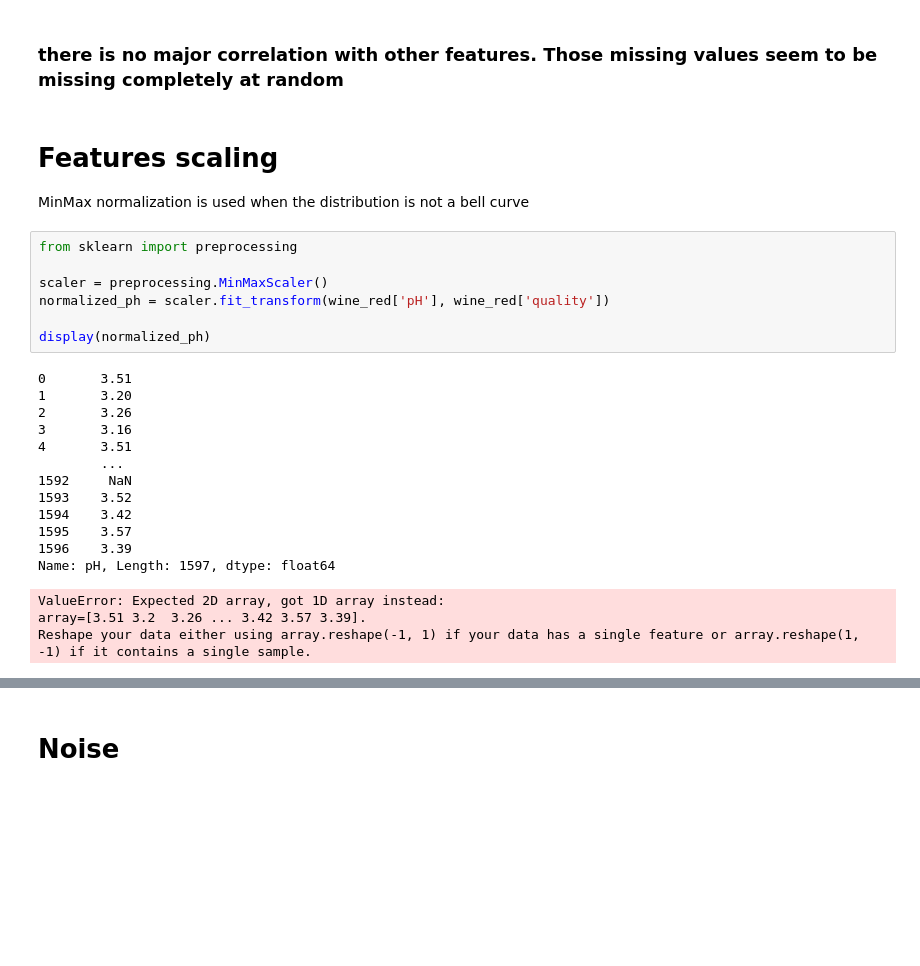
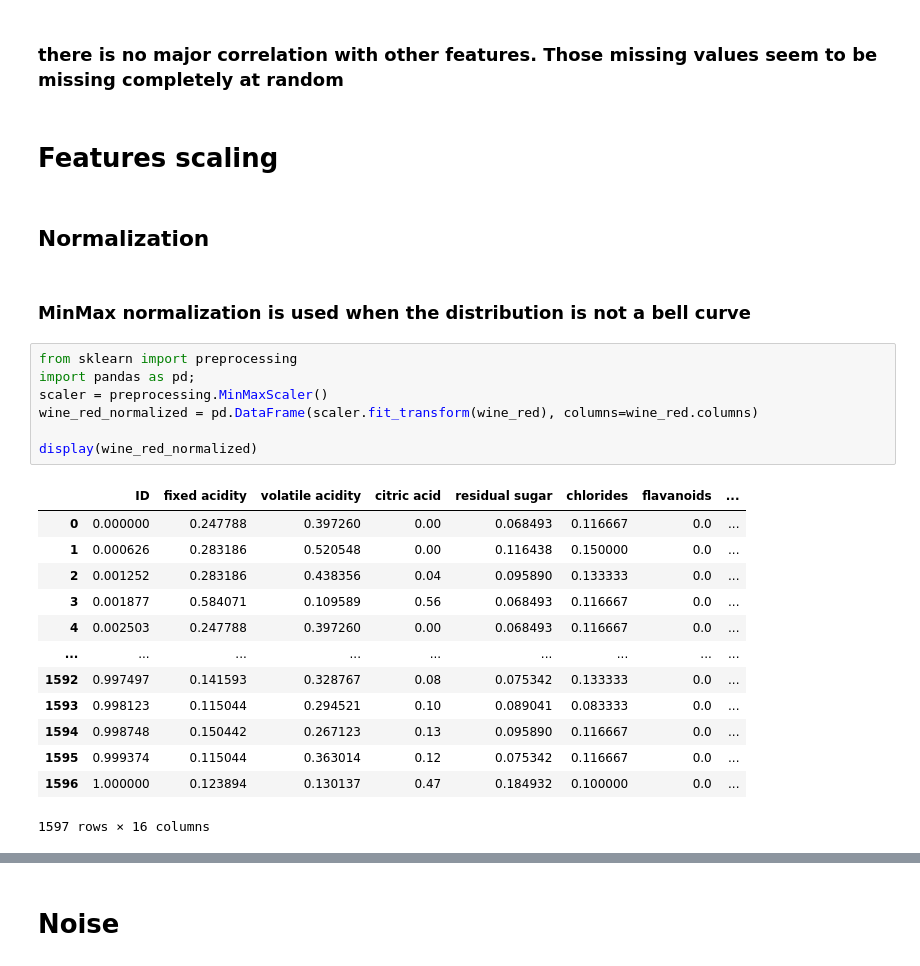
Before and after one commit to proohit/trends-in-ds-team1, a Jupyter notebook: data_quality_issues.ipynb, the cells around one changed output, grey strips where cells are left out. Cells and saved outputs as stored; diff of their text form; blank space fills up the shorter version.

Commit message:
normalization, standardization

```diff
--- a/data_quality_issues.ipynb
+++ b/data_quality_issues.ipynb
@@ -71,30 +71,30 @@ corr_ph = wine_red.drop('ID', axis=1).corrwith(wine_red['pH']).plot.bar(
 [figure]
 # %% [markdown]
 ### there is no major correlation with other features. Those missing values seem to be missing completely at random
+# %% [markdown]
+# Features scaling
+# %% [markdown]
+## Normalization
 # %% [markdown]
-# Features scaling
-
-MinMax normalization is used when the distribution is not a bell curve
+### MinMax normalization is used when the distribution is not a bell curve
 # %%
 from sklearn import preprocessing
+import pandas as pd;
+scaler = preprocessing.MinMaxScaler()
+wine_red_normalized = pd.DataFrame(scaler.fit_transform(wine_red), columns=wine_red.columns)
 
-scaler = preprocessing.MinMaxScaler()
-normalized_ph = scaler.fit_transform(wine_red['pH'], wine_red['quality'])
-
-display(normalized_ph)
+display(wine_red_normalized)
 # %% [output]
+|  | ID | fixed acidity | volatile acidity | citric acid | residual sugar | chlorides | flavanoids | ... |
+| 0 | 0.000000 | 0.247788 | 0.397260 | 0.00 | 0.068493 | 0.116667 | 0.0 | ... |
+| 1 | 0.000626 | 0.283186 | 0.520548 | 0.00 | 0.116438 | 0.150000 | 0.0 | ... |
+| 2 | 0.001252 | 0.283186 | 0.438356 | 0.04 | 0.095890 | 0.133333 | 0.0 | ... |
+| 3 | 0.001877 | 0.584071 | 0.109589 | 0.56 | 0.068493 | 0.116667 | 0.0 | ... |
+| 4 | 0.002503 | 0.247788 | 0.397260 | 0.00 | 0.068493 | 0.116667 | 0.0 | ... |
+| ... | ... | ... | ... | ... | ... | ... | ... | ... |
+| 1592 | 0.997497 | 0.141593 | 0.328767 | 0.08 | 0.075342 | 0.133333 | 0.0 | ... |
+| 1593 | 0.998123 | 0.115044 | 0.294521 | 0.10 | 0.089041 | 0.083333 | 0.0 | ... |
+| 1594 | 0.998748 | 0.150442 | 0.267123 | 0.13 | 0.095890 | 0.116667 | 0.0 | ... |
+| 1595 | 0.999374 | 0.115044 | 0.363014 | 0.12 | 0.075342 | 0.116667 | 0.0 | ... |
+| 1596 | 1.000000 | 0.123894 | 0.130137 | 0.47 | 0.184932 | 0.100000 | 0.0 | ... |
-0       3.51
-1       3.20
-2       3.26
-3       3.16
-4       3.51
-        ...
-1592     NaN
-1593    3.52
-1594    3.42
-1595    3.57
-1596    3.39
-Name: pH, Length: 1597, dtype: float64
+1597 rows × 16 columns
-ValueError: Expected 2D array, got 1D array instead:
-array=[3.51 3.2  3.26 ... 3.42 3.57 3.39].
-Reshape your data either using array.reshape(-1, 1) if your data has a single feature or array.reshape(1, -1) if it contains a single sample.
```
Also changed, not shown: parts of 5 cells of this notebook.
